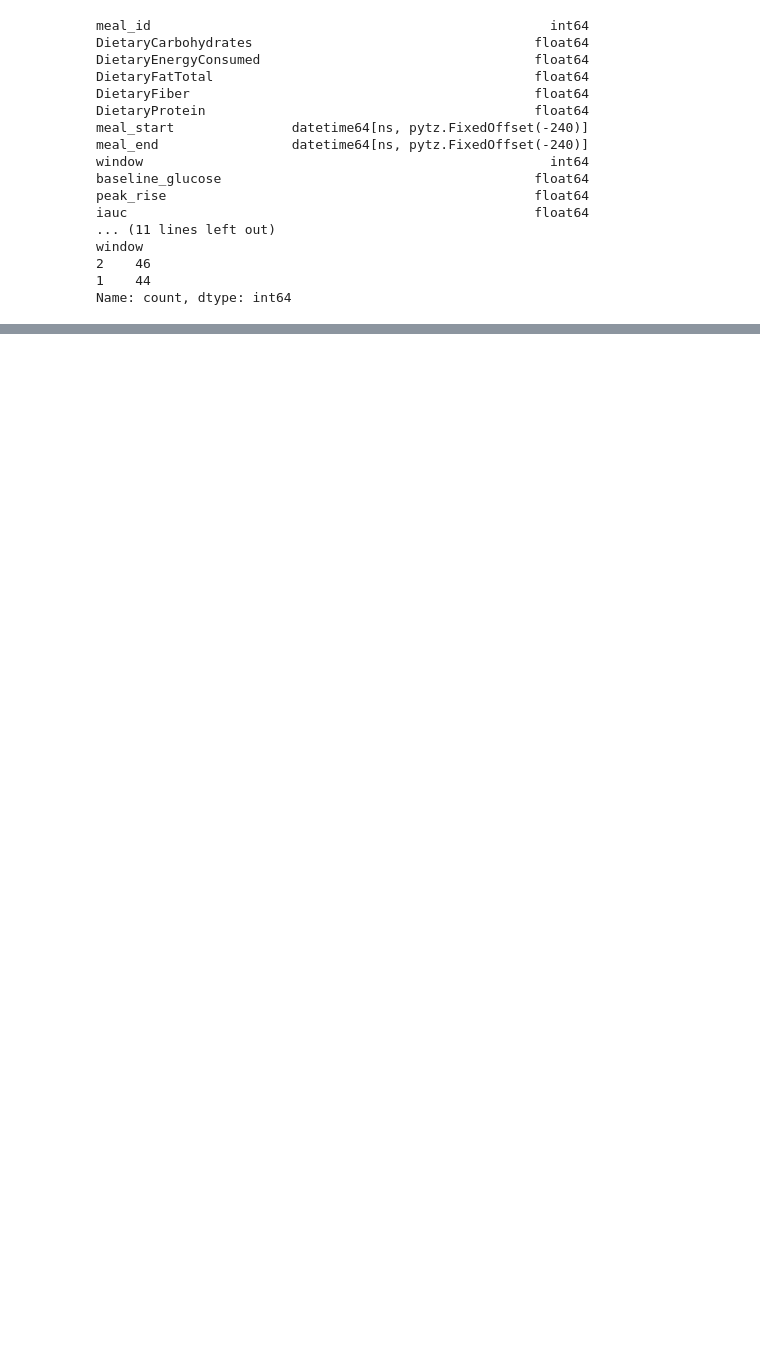
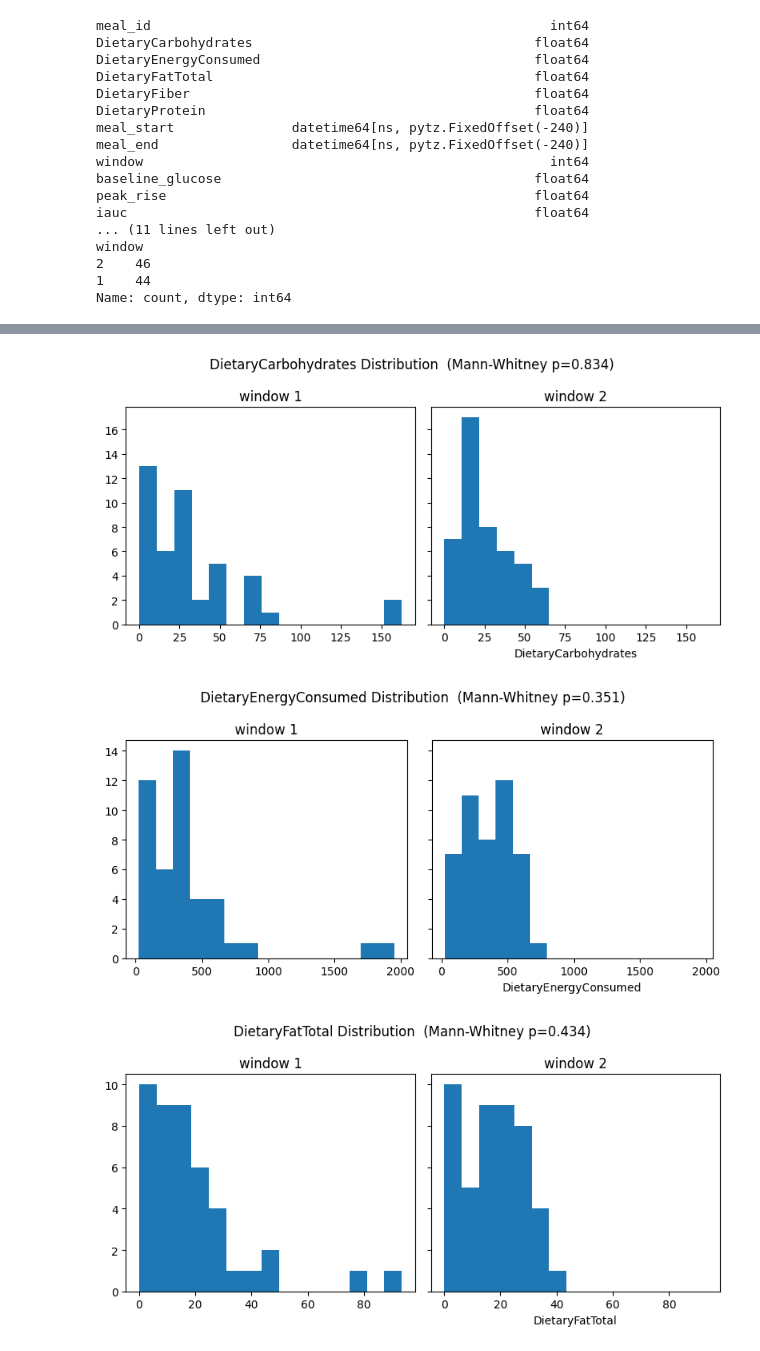
Before and after one commit to kayc26/cgm_insights, a Jupyter notebook: src/model.ipynb, the cells around one changed output, grey strips where cells are left out. Cells and saved outputs as stored; diff of their text form; code cells hidden in the pictures; blank space fills up the shorter version.

```diff
--- a/src/model.ipynb
+++ b/src/model.ipynb
@@ -26,0 +108,7 @@ Name: count, dtype: int64
+# %%
+for feature in ['DietaryCarbohydrates', 'DietaryEnergyConsumed', 'DietaryFatTotal', 'DietaryFiber', 'DietaryProtein']:
+    plot_feature_distribution(windows, feature)
+# %% [output]
+[figure, added]
+[figure, added]
+[figure, added]
```
Also changed, not shown: parts of 17 cells of this notebook.
